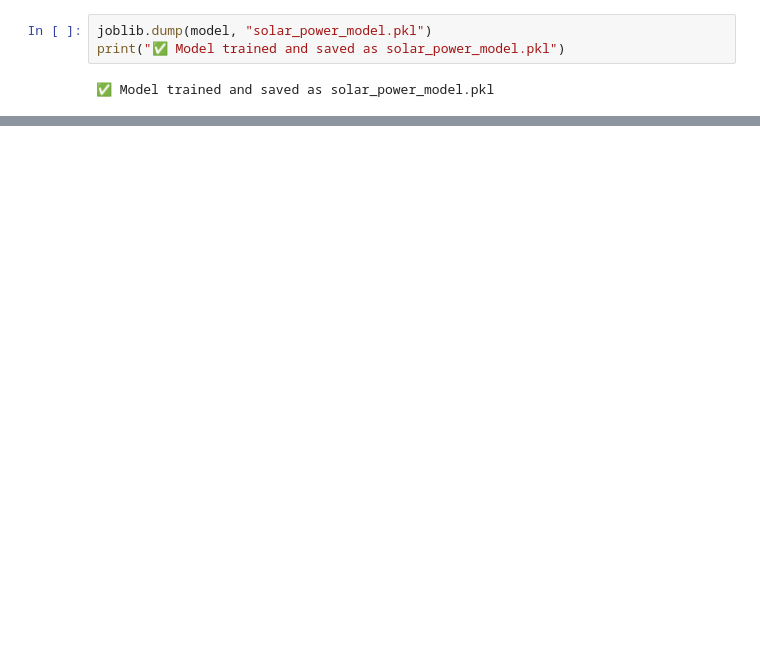
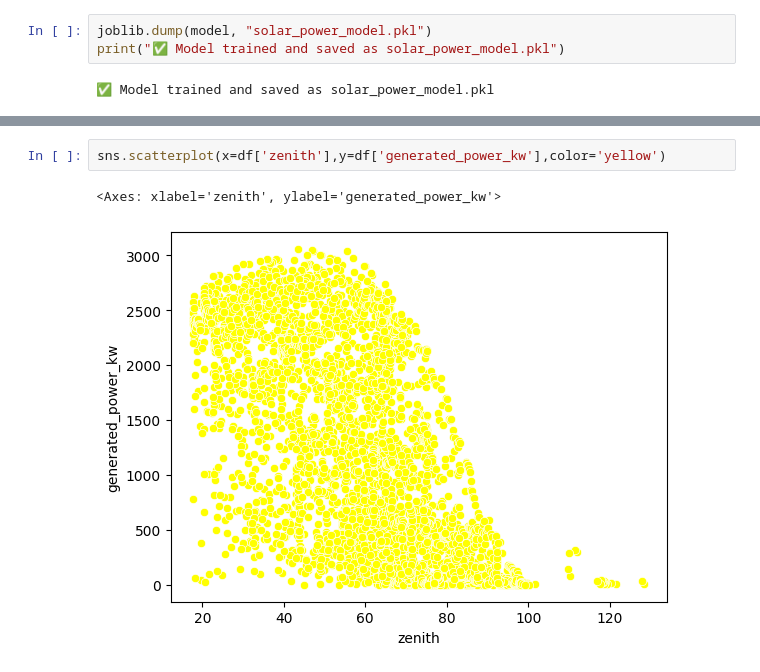
Before and after one commit to PanchalNihar/BotWorks-Backend, a Jupyter notebook: solar_final.ipynb, the cells around one changed output, grey strips where cells are left out. Cells and saved outputs as stored; diff of their text form; blank space fills up the shorter version.

```diff
--- a/solar_final.ipynb
+++ b/solar_final.ipynb
@@ -36,0 +56,5 @@ print("✅ Model trained and saved as solar_power_model.pkl")
+# %%
+sns.scatterplot(x=df['zenith'],y=df['generated_power_kw'],color='yellow')
+# %% [output]
+<Axes: xlabel='zenith', ylabel='generated_power_kw'>
+[figure, added]
```
Also changed, not shown: parts of 11 cells of this notebook, 1 other file.
